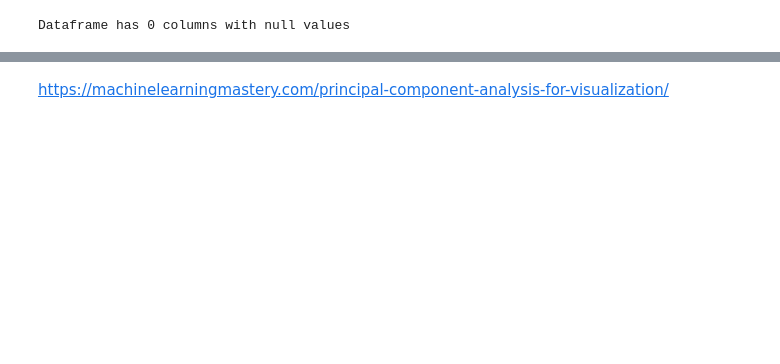
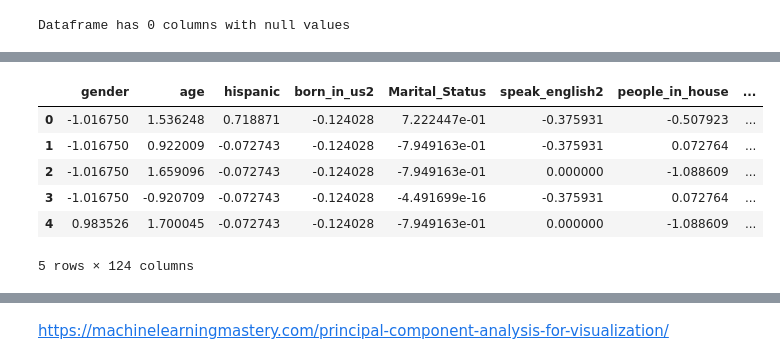
Before and after one commit to ErinPhillips/data_mining_midterm, a Jupyter notebook: midterm.ipynb, the cells around one changed output, grey strips where cells are left out. Cells and saved outputs as stored; diff of their text form; code cells hidden in the pictures; blank space fills up the shorter version.

```diff
--- a/midterm.ipynb
+++ b/midterm.ipynb
@@ -147,0 +571,13 @@ The variance drop is at 3 components, this can explain the majority of variance
+# %%
+ss = StandardScaler()
+X = ss.fit_transform(df)
+dfx = pd.DataFrame(data=X, columns=df.columns[0:])
+dfx.head()
+# %% [output]
+|  | gender | age | hispanic | born_in_us2 | Marital_Status | speak_english2 | people_in_house | ... |
+| 0 | -1.016750 | 1.536248 | 0.718871 | -0.124028 | 7.222447e-01 | -0.375931 | -0.507923 | ... |
+| 1 | -1.016750 | 0.922009 | -0.072743 | -0.124028 | -7.949163e-01 | -0.375931 | 0.072764 | ... |
+| 2 | -1.016750 | 1.659096 | -0.072743 | -0.124028 | -7.949163e-01 | 0.000000 | -1.088609 | ... |
+| 3 | -1.016750 | -0.920709 | -0.072743 | -0.124028 | -4.491699e-16 | -0.375931 | 0.072764 | ... |
+| 4 | 0.983526 | 1.700045 | -0.072743 | -0.124028 | -7.949163e-01 | 0.000000 | -1.088609 | ... |
+5 rows × 124 columns
```
Also changed, not shown: parts of 21 cells of this notebook.
